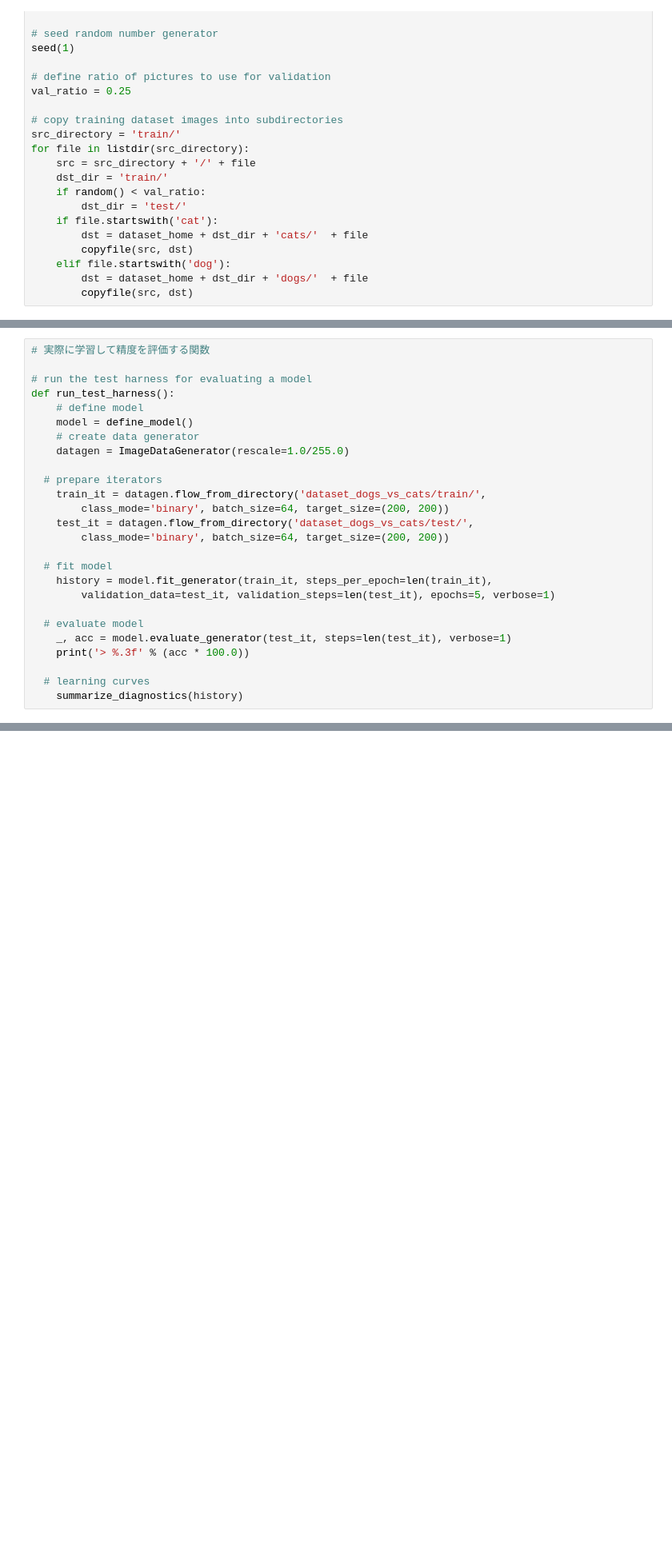
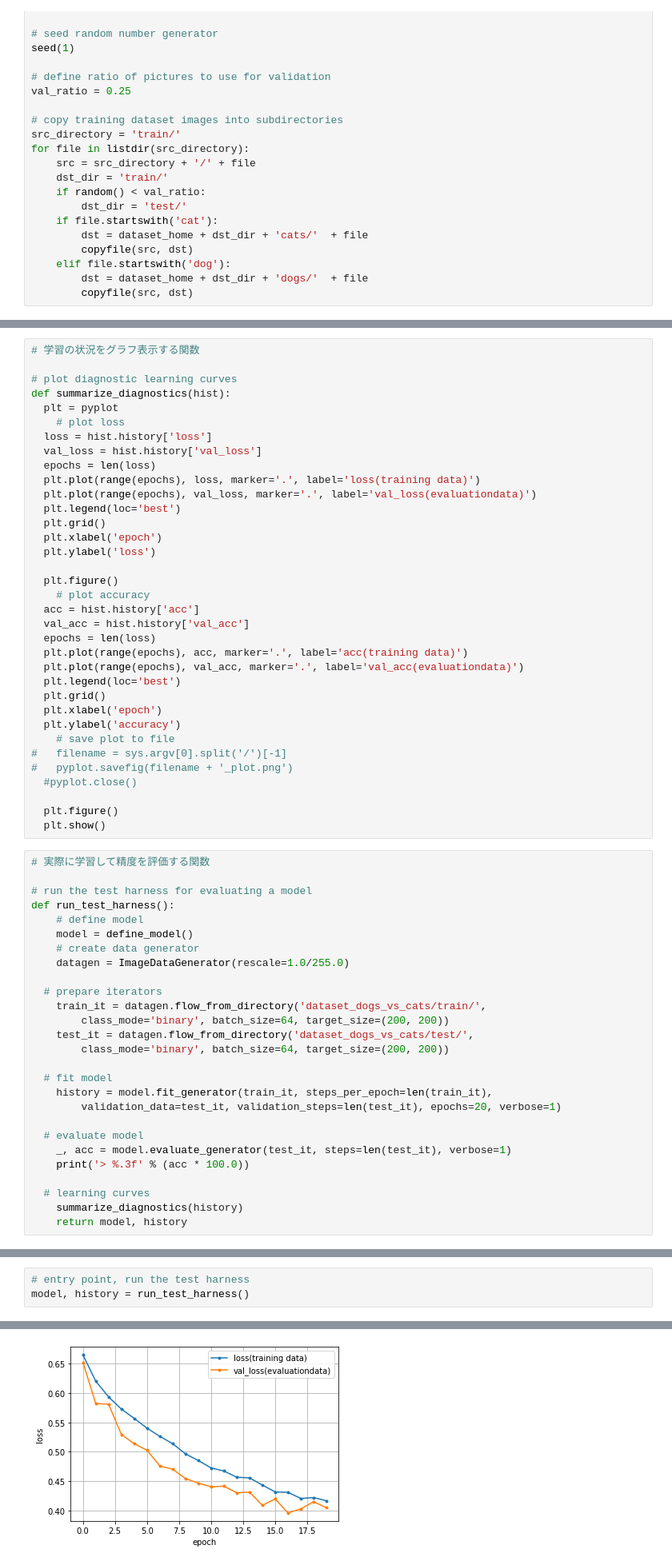
Before and after one commit to taniokah/DL-Basic-Seminar2, a Jupyter notebook: dogs_vs_cats.ipynb, the cells around one changed output, grey strips where cells are left out. Shown at 80% size. Saved outputs shown, nothing was run; the diff lists cells and outputs as text; blank space fills up the shorter version.

```diff
--- a/dogs_vs_cats.ipynb
+++ b/dogs_vs_cats.ipynb
@@ -215,3 +180,38 @@ def summarize_diagnostics(history):
+# %%
+# 学習の状況をグラフ表示する関数
+
+# plot diagnostic learning curves
+def summarize_diagnostics(hist):
+  plt = pyplot
+	# plot loss
+  loss = hist.history['loss']
+  val_loss = hist.history['val_loss']
+  epochs = len(loss)
+  plt.plot(range(epochs), loss, marker='.', label='loss(training data)')
+  plt.plot(range(epochs), val_loss, marker='.', label='val_loss(evaluationdata)')
+  plt.legend(loc='best')
+  plt.grid()
+  plt.xlabel('epoch')
+  plt.ylabel('loss')
+
+  plt.figure()
+	# plot accuracy
+  acc = hist.history['acc']
+  val_acc = hist.history['val_acc']
+  epochs = len(loss)
+  plt.plot(range(epochs), acc, marker='.', label='acc(training data)')
+  plt.plot(range(epochs), val_acc, marker='.', label='val_acc(evaluationdata)')
+  plt.legend(loc='best')
+  plt.grid()
+  plt.xlabel('epoch')
+  plt.ylabel('accuracy')
+	# save plot to file
+#	filename = sys.argv[0].split('/')[-1]
+#	pyplot.savefig(filename + '_plot.png')
+  #pyplot.close()
+
+  plt.figure()
+  plt.show()
 # %%
 # 実際に学習して精度を評価する関数
 
@@ -230,7 +230,7 @@ def run_test_harness():
 
   # fit model
 	history = model.fit_generator(train_it, steps_per_epoch=len(train_it),
-		validation_data=test_it, validation_steps=len(test_it), epochs=5, verbose=1)
+		validation_data=test_it, validation_steps=len(test_it), epochs=20, verbose=1)
 
   # evaluate model
 	_, acc = model.evaluate_generator(test_it, steps=len(test_it), verbose=1)
@@ -238,6 +238,7 @@ def run_test_harness():
 
   # learning curves
 	summarize_diagnostics(history)
+	return model, history
 # %%
 # プログラムを実行します
 
@@ -333,0 +357,4 @@ run_test_harness()
+# %%
+# entry point, run the test harness
+model, history = run_test_harness()
+# %% [output]
@@ -333,0 +378 @@ run_test_harness()
+[figure, added]
```
Also changed, not shown: parts of 11 cells of this notebook.
